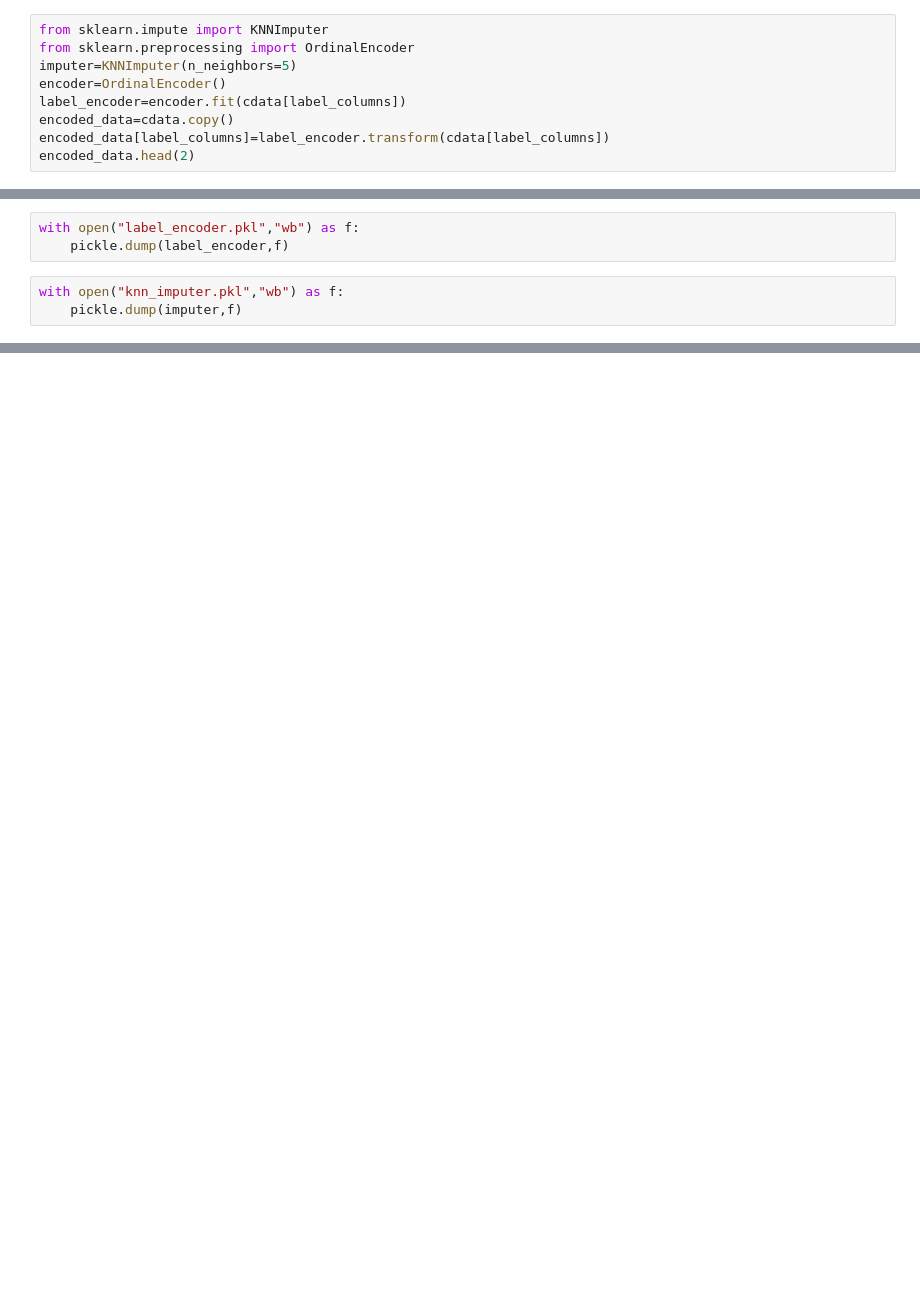
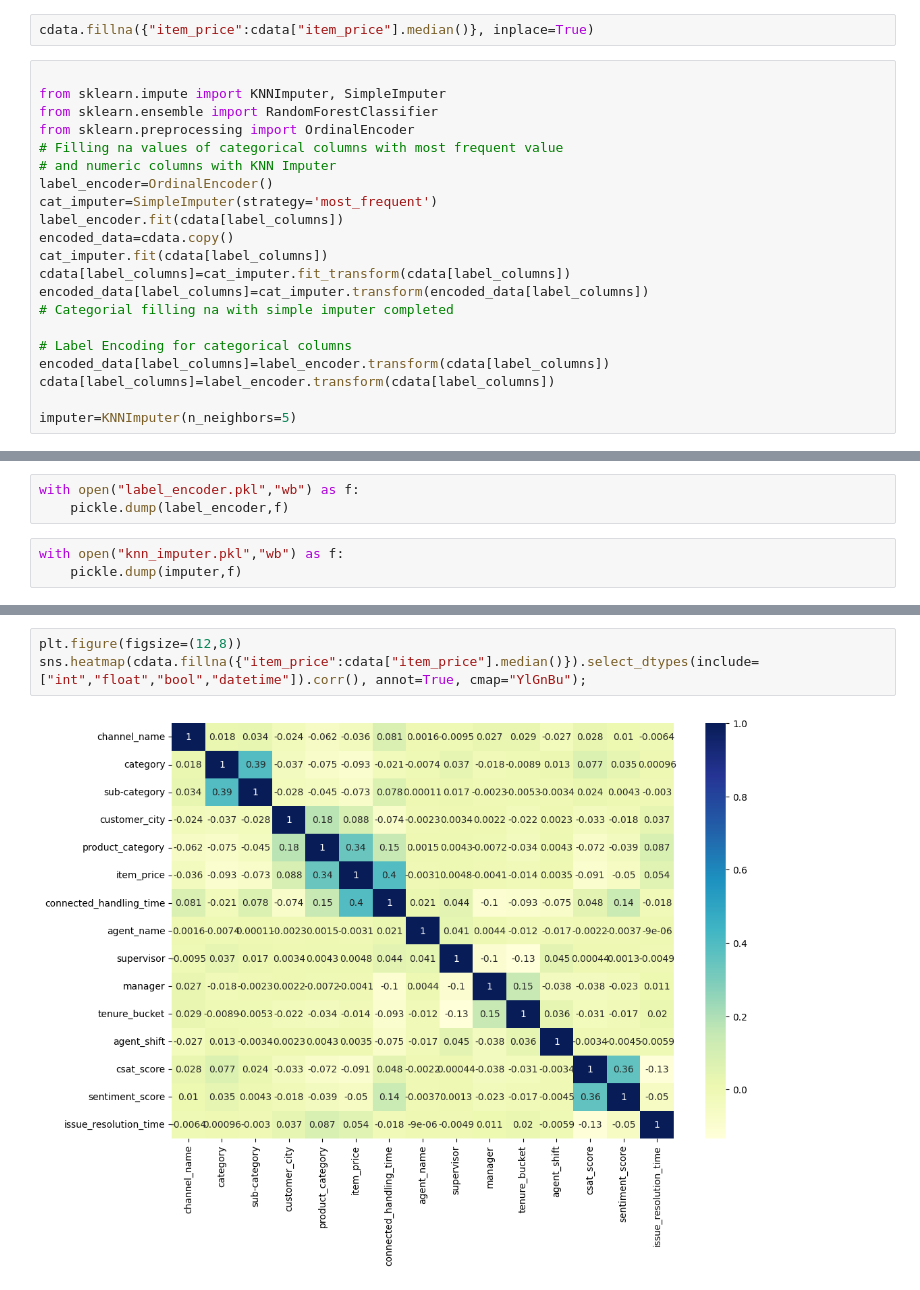
Before and after one commit to sushantkas/DEEP-CSAT-Project, a Jupyter notebook: EDA.ipynb, the cells around one changed output, grey strips where cells are left out. Saved outputs shown, nothing was run; the diff lists cells and outputs as text; blank space fills up the shorter version.

```diff
--- a/EDA.ipynb
+++ b/EDA.ipynb
@@ -362,9 +497,23 @@ numeric_columns=['item_price', 'connected_handling_time', 'issue_resolution_time
+# %%
+cdata.fillna({"item_price":cdata["item_price"].median()}, inplace=True)
 # %%
-from sklearn.impute import KNNImputer
+
+from sklearn.impute import KNNImputer, SimpleImputer
+from sklearn.ensemble import RandomForestClassifier
 from sklearn.preprocessing import OrdinalEncoder
+# Filling na values of categorical columns with most frequent value
+# and numeric columns with KNN Imputer
+label_encoder=OrdinalEncoder()
+cat_imputer=SimpleImputer(strategy='most_frequent')
+label_encoder.fit(cdata[label_columns])
+encoded_data=cdata.copy()
+cat_imputer.fit(cdata[label_columns])
+cdata[label_columns]=cat_imputer.fit_transform(cdata[label_columns])
+encoded_data[label_columns]=cat_imputer.transform(encoded_data[label_columns])
+# Categorial filling na with simple imputer completed
+
+# Label Encoding for categorical columns
+encoded_data[label_columns]=label_encoder.transform(cdata[label_columns])
+cdata[label_columns]=label_encoder.transform(cdata[label_columns])
+
 imputer=KNNImputer(n_neighbors=5)
-encoder=OrdinalEncoder()
-label_encoder=encoder.fit(cdata[label_columns])
-encoded_data=cdata.copy()
-encoded_data[label_columns]=label_encoder.transform(cdata[label_columns])
-encoded_data.head(2)
@@ -383 +613,6 @@ with open("knn_imputer.pkl","wb") as f:
+# %%
+plt.figure(figsize=(12,8))
+sns.heatmap(cdata.fillna({"item_price":cdata["item_price"].median()}).select_dtypes(include=["int","float","bool","datetime"]).corr(), annot=True, cmap="YlGnBu");
+# %% [output]
+[figure, added]
 # %%
```
Also changed, not shown: parts of 56 cells of this notebook, 5 other files.
